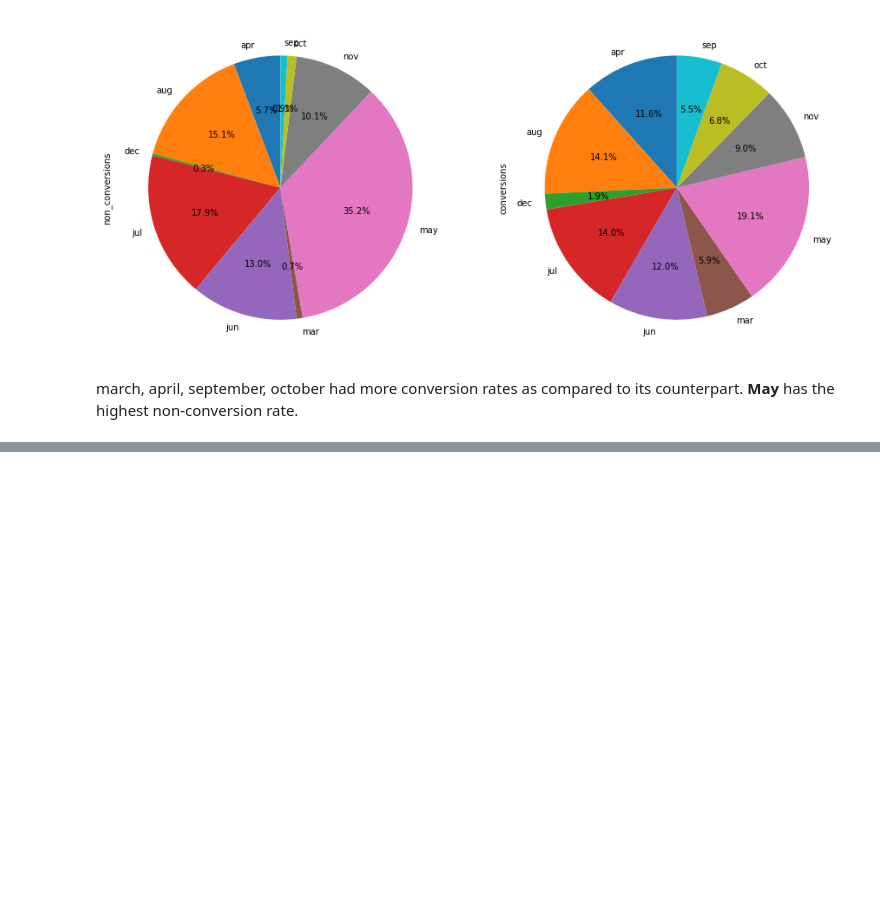
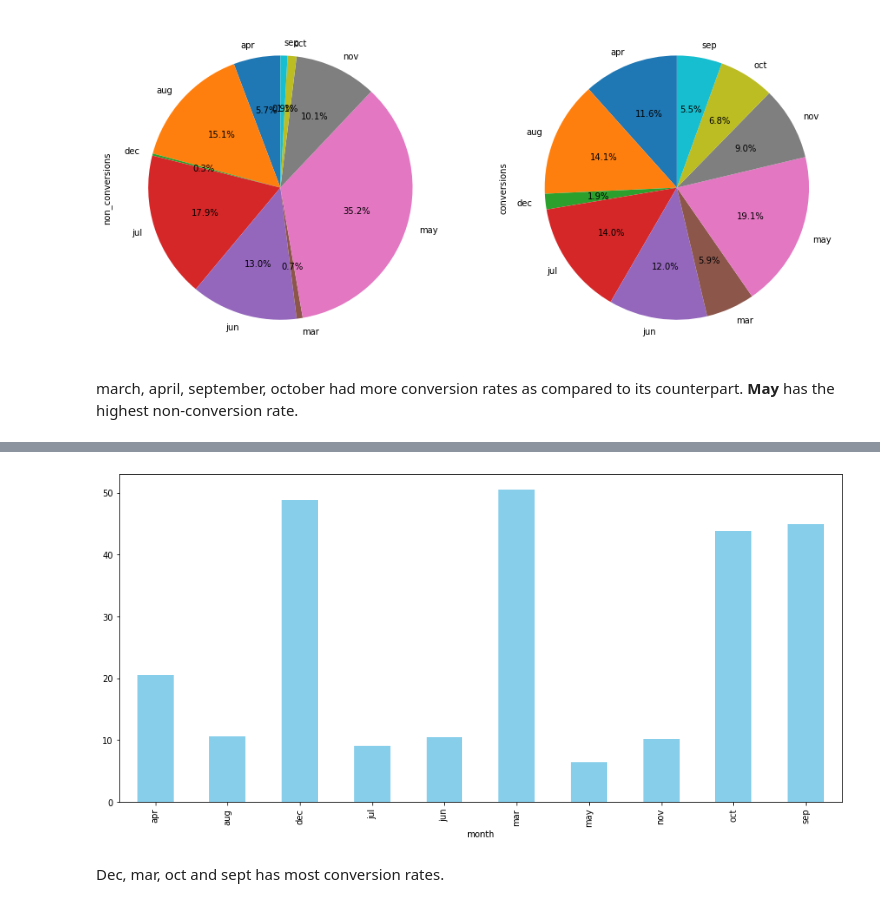
Before and after one commit to addy024/KPI, a Jupyter notebook: KPI.ipynb, the cells around one changed output, grey strips where cells are left out. Cells and saved outputs as stored; diff of their text form; code cells hidden in the pictures; blank space fills up the shorter version.

```diff
--- a/KPI.ipynb
+++ b/KPI.ipynb
@@ -662,3 +662,5 @@ plt.show()
 [figure]
 # %% [markdown]
 march, april, september, october had more conversion rates as compared to its counterpart. **May** has the highest non-conversion rate.
+# %%
+conversions_by_month_df["conversion_rate"] = (conversions_by_month_df["conversions"]/(conversions_by_month_df["conversions"] + conversions_by_month_df["non_conversions"])) * 100.0
@@ -664,0 +677,12 @@ march, april, september, october had more conversion rates as compared to its co
+# %%
+conversions_by_month_df["conversion_rate"].plot(
+    kind='bar',
+    figsize=(15, 7),
+    color = "skyblue"
+)
+
+plt.show()
+# %% [output]
+[figure, added]
+# %% [markdown]
+Dec, mar, oct and sept has most conversion rates.
```
Also changed, not shown: parts of 1 cell of this notebook.
